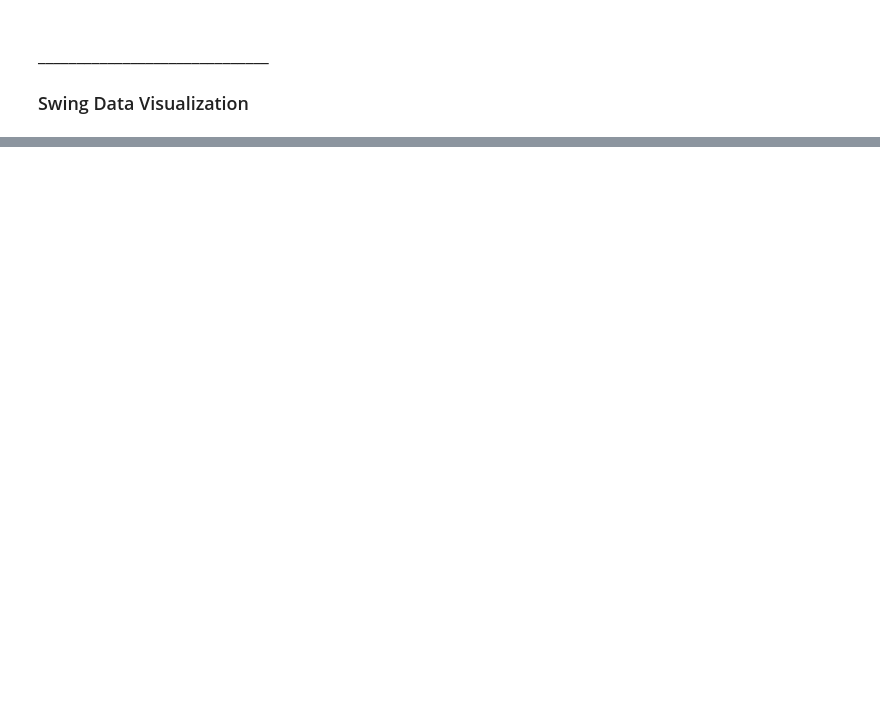
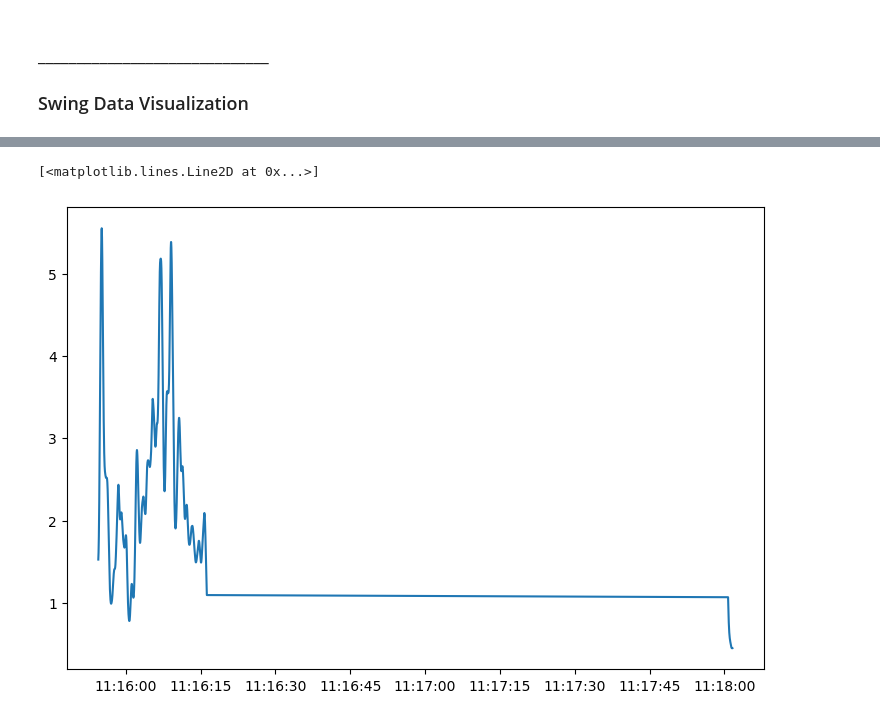
Before and after one commit to CS328-Fall2023-UMassCICS/FinalProject-Classification-nimchimpsky, a Jupyter notebook: final_processing.ipynb, the cells around one changed output, grey strips where cells are left out. Drawn from its saved outputs; the diff is of its cells as text; code cells hidden in the pictures; blank space fills up the shorter version.

```diff
--- a/final_processing.ipynb
+++ b/final_processing.ipynb
@@ -161,0 +230,5 @@ plt.show()
+# %%
+plt.plot(clean_serve_df['time'],clean_serve_df['filtered_accel_mag'])
+# %% [output]
+[<matplotlib.lines.Line2D at 0x...>]
+[figure, added]
```
Also changed, not shown: parts of 20 cells of this notebook.
